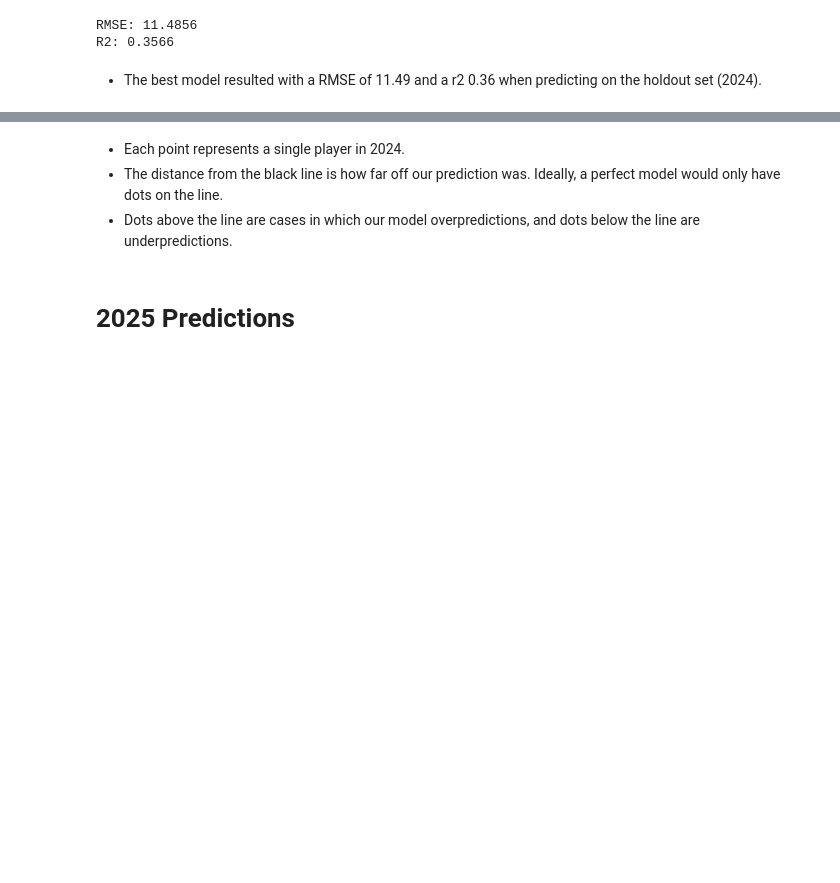
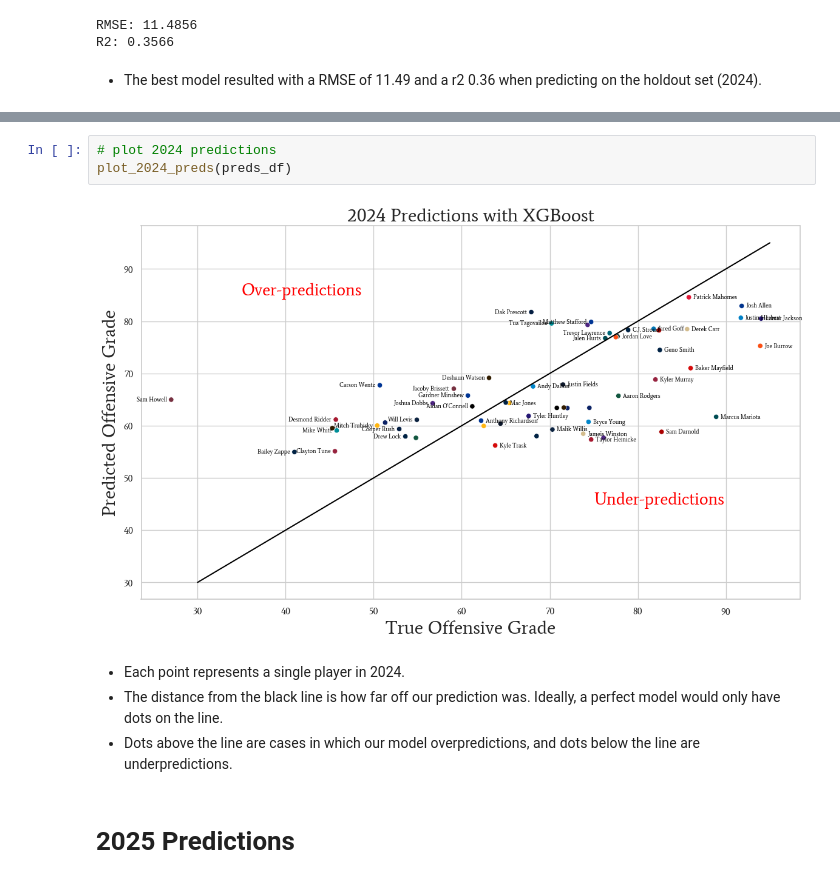
Before and after one commit to heefjones/pass_forward, a Jupyter notebook: preds.ipynb, the cells around one changed output, grey strips where cells are left out. Cells and saved outputs as stored; diff of their text form; blank space fills up the shorter version.

```diff
--- a/preds.ipynb
+++ b/preds.ipynb
@@ -177,3 +116,8 @@ plt.show()
+# %%
+# plot 2024 predictions
+plot_2024_preds(preds_df)
+# %% [output]
+[figure, added]
 # %% [markdown]
 - Each point represents a single player in 2024.
 - The distance from the black line is how far off our prediction was. Ideally, a perfect model would only have dots on the line.
```
Also changed, not shown: parts of 6 cells of this notebook, 4 other files.
